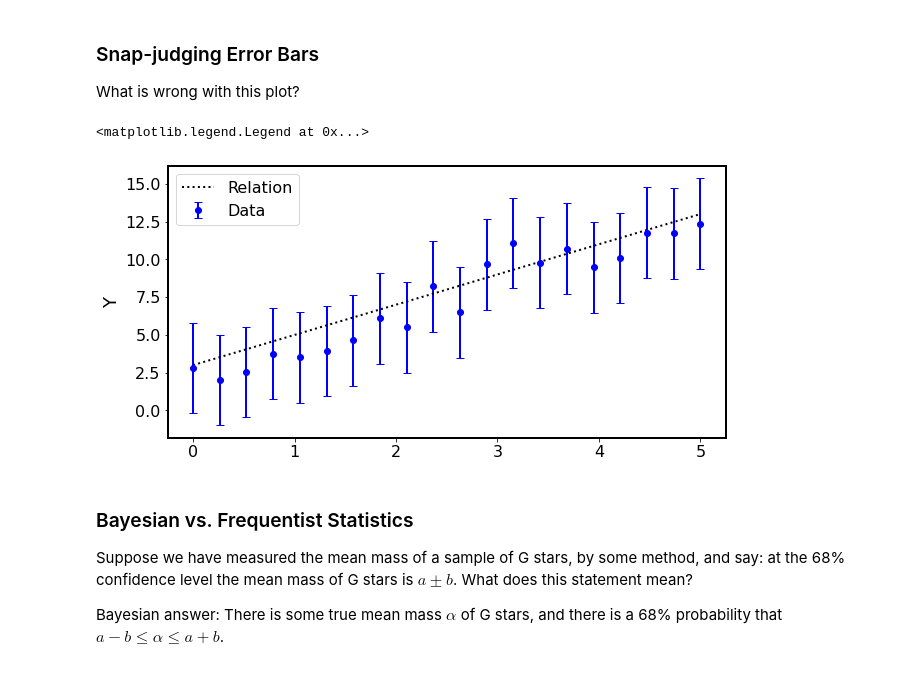
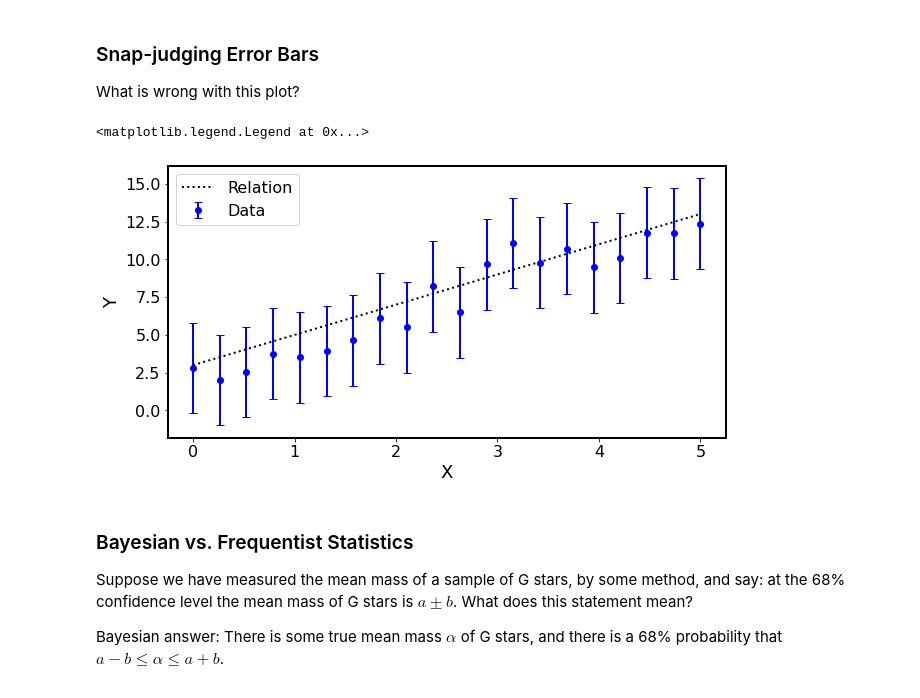
Before and after one commit to paulmartini/NSMA, a Jupyter notebook: Lectures/StatsBackground.ipynb, the cells around one changed output. Cells and saved outputs as stored; diff of their text form; code cells hidden in the pictures.

```diff
--- a/Lectures/StatsBackground.ipynb
+++ b/Lectures/StatsBackground.ipynb
@@ -341,21 +341,22 @@ What is wrong with this plot?
 # %%
 Npts = 20
 x = np.linspace(0, 5, Npts)
 m = 2
 b = 3
 y = m*x + b
 sig_y = np.random.normal(0, 1, Npts)
 fx = y + sig_y
 
 err_y = 3*np.ones(len(x))  # + 2.*np.ones(len(x))
 plt.figure(figsize=(10,5))
 plt.errorbar(x, fx, yerr=err_y, fmt='bo', capsize=4, label="Data")
 plt.plot(x, y, 'k:', label="Relation")
 plt.ylabel("Y")
+plt.xlabel("X")
 plt.legend(loc='upper left')
 # %% [output]
 <matplotlib.legend.Legend at 0x...>
-[figure, old version]
+[figure, new version]
 # %% [markdown]
 ### Bayesian vs. Frequentist Statistics
 
```
Also changed, not shown: 1 other file.
